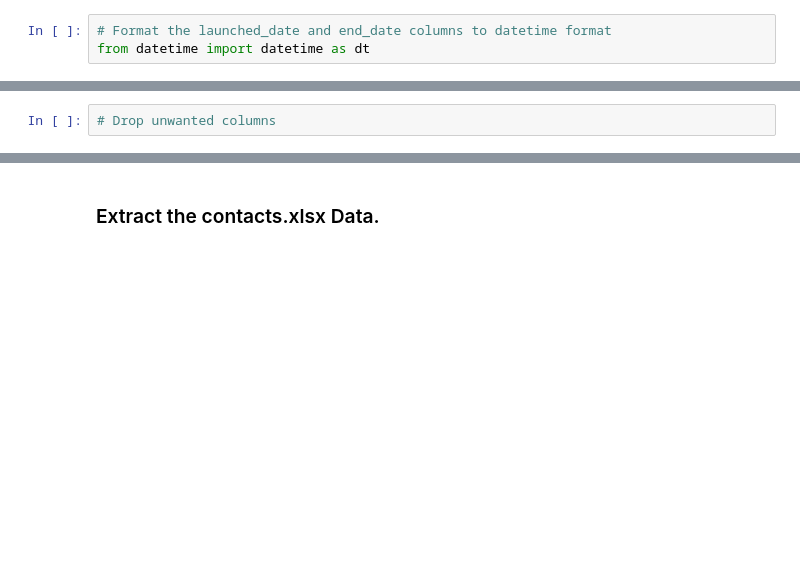
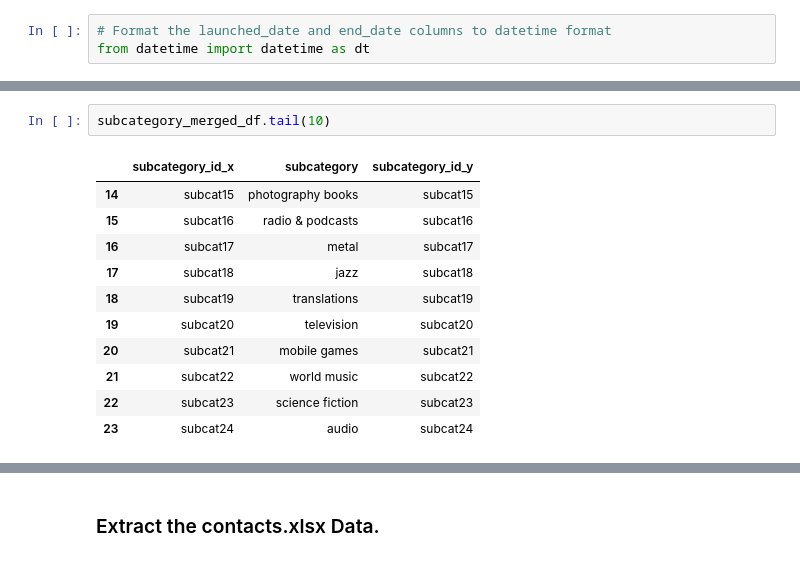
Before and after one commit to Adrian-W06/Crowdfunding_ETL, a Jupyter notebook: Starter_Files/ETL_Mini_Project_Awilliams_MBowman_LRoberts.ipynb, the cells around one changed output, grey strips where cells are left out. Saved outputs shown, nothing was run; the diff lists cells and outputs as text; blank space fills up the shorter version.

```diff
--- a/Starter_Files/ETL_Mini_Project_Awilliams_MBowman_LRoberts.ipynb
+++ b/Starter_Files/ETL_Mini_Project_Awilliams_MBowman_LRoberts.ipynb
@@ -209,2 +264,14 @@ campaign_merged_df.tail(10)
-# %%
-# Drop unwanted columns
+# %%
+subcategory_merged_df.tail(10)
+# %% [output]
+|  | subcategory_id_x | subcategory | subcategory_id_y |
+| 14 | subcat15 | photography books | subcat15 |
+| 15 | subcat16 | radio & podcasts | subcat16 |
+| 16 | subcat17 | metal | subcat17 |
+| 17 | subcat18 | jazz | subcat18 |
+| 18 | subcat19 | translations | subcat19 |
+| 19 | subcat20 | television | subcat20 |
+| 20 | subcat21 | mobile games | subcat21 |
+| 21 | subcat22 | world music | subcat22 |
+| 22 | subcat23 | science fiction | subcat23 |
+| 23 | subcat24 | audio | subcat24 |
```
Also changed, not shown: parts of 8 cells of this notebook, 3 other files.
